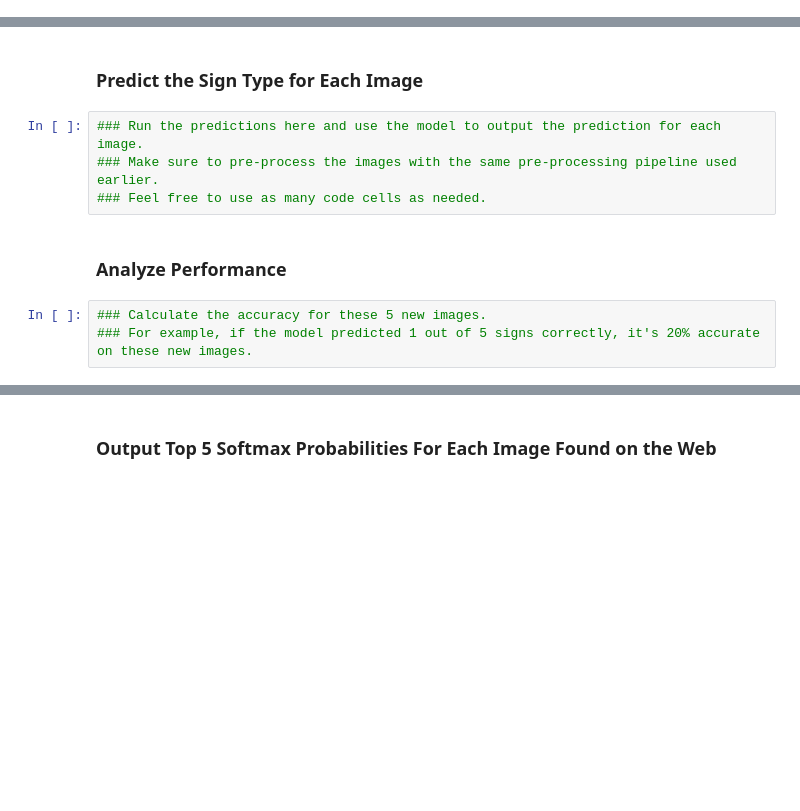
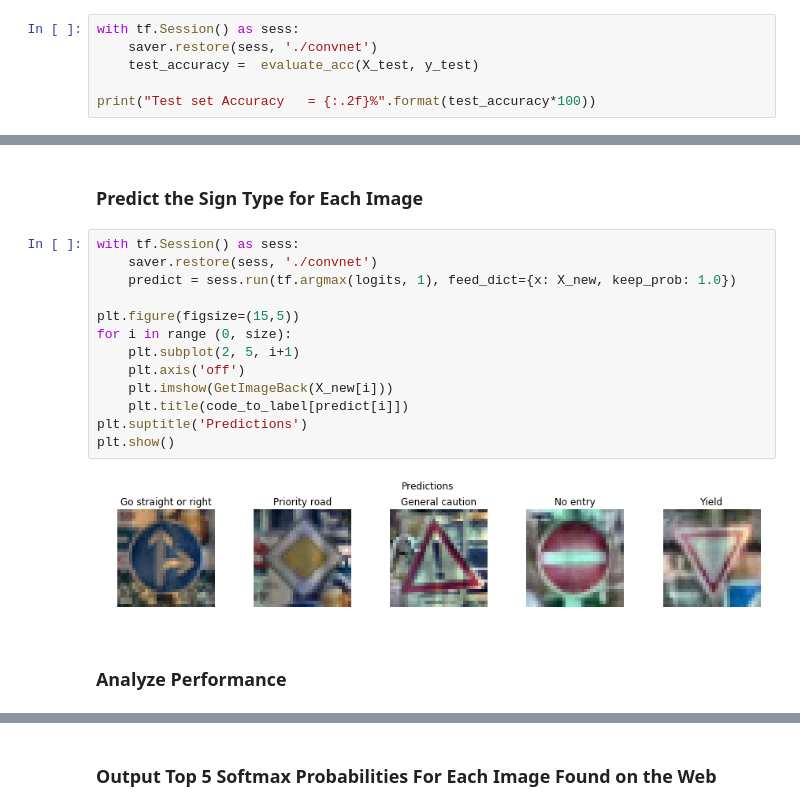
Before and after one commit to omjunior/CarND-Traffic-Sign-Classifier-Project, a Jupyter notebook: Traffic_Sign_Classifier.ipynb, the cells around one changed output, grey strips where cells are left out. Drawn from its saved outputs; the diff is of its cells as text; blank space fills up the shorter version.

```diff
--- a/Traffic_Sign_Classifier.ipynb
+++ b/Traffic_Sign_Classifier.ipynb
@@ -444,0 +437,6 @@ Validation Accuracy = 0.938
+# %%
+with tf.Session() as sess:
+    saver.restore(sess, './convnet')
+    test_accuracy =  evaluate_acc(X_test, y_test)
+
+print("Test set Accuracy   = {:.2f}%".format(test_accuracy*100))
@@ -458,11 +493,19 @@ You may find `signnames.csv` useful as it contains mappings from the class id (i
 # %% [markdown]
 ### Predict the Sign Type for Each Image
-# %%
-### Run the predictions here and use the model to output the prediction for each image.
-### Make sure to pre-process the images with the same pre-processing pipeline used earlier.
-### Feel free to use as many code cells as needed.
+# %%
+with tf.Session() as sess:
+    saver.restore(sess, './convnet')
+    predict = sess.run(tf.argmax(logits, 1), feed_dict={x: X_new, keep_prob: 1.0})
+
+plt.figure(figsize=(15,5))
+for i in range (0, size):
+    plt.subplot(2, 5, i+1)
+    plt.axis('off')
+    plt.imshow(GetImageBack(X_new[i]))
+    plt.title(code_to_label[predict[i]])
+plt.suptitle('Predictions')
+plt.show()
+# %% [output]
+[figure, added]
 # %% [markdown]
 ### Analyze Performance
-# %%
-### Calculate the accuracy for these 5 new images.
-### For example, if the model predicted 1 out of 5 signs correctly, it's 20% accurate on these new images.
```
Also changed, not shown: parts of 10 cells of this notebook, 5 other files.
